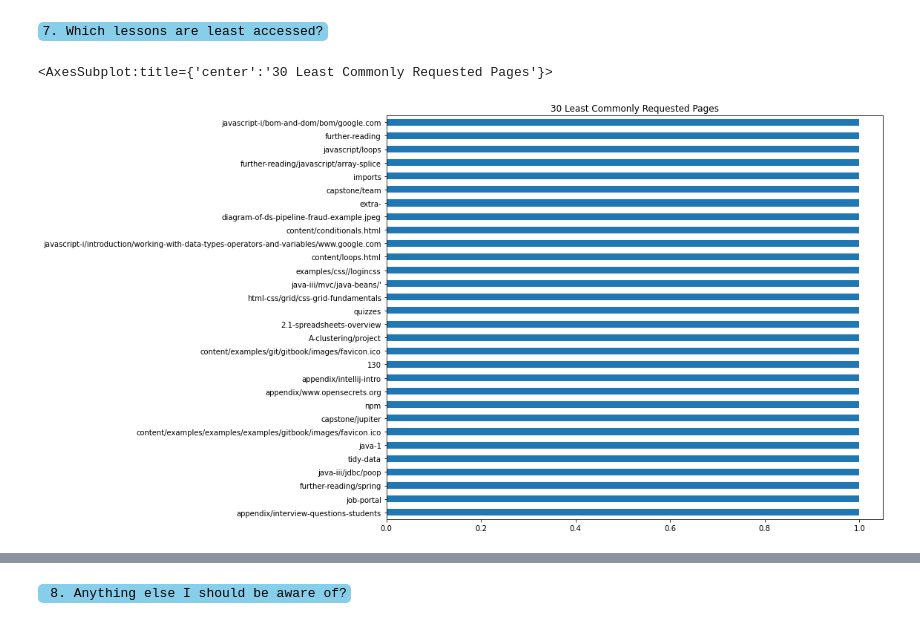
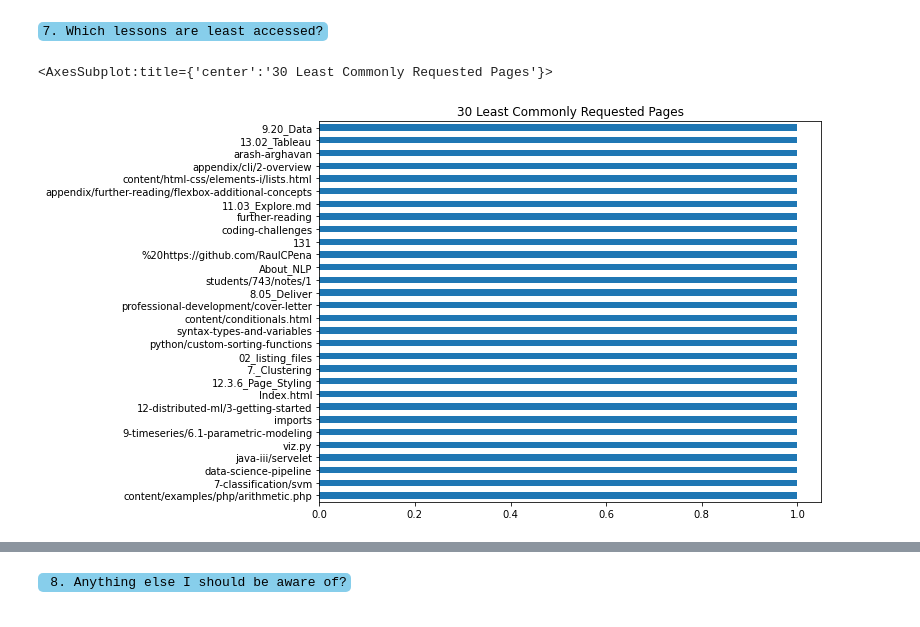
Before and after one commit to veronica-f-reyes/anomaly_detection_project, a Jupyter notebook: anomaly_detection_project.ipynb, the cells around one changed output, grey strips where cells are left out. Drawn from its saved outputs; the diff is of its cells as text; code cells hidden in the pictures.

```diff
--- a/anomaly_detection_project.ipynb
+++ b/anomaly_detection_project.ipynb
@@ -519,0 +497,5 @@ lesson_counts.sort_values(by='path').tail(20)
+# %%
+#Create an initial lesson category to group paths by
+df['module_1'] = df.path.str.split('/').str[0]
+df['module_2'] = df.path.str.split('/').str[1]
+df.head()
@@ -955,10 +1087,13 @@ plt.show()
 # %% [markdown]
 <code style="background:skyblue;color:black">7. Which lessons are least accessed?</code>
+# %%
+#Looking only at students for lessons accessed
+students = df[df['name']!= 'Staff']
 # %%
-fig, ax = plt.subplots(figsize=(12,10))
-df.path.value_counts().tail(30).plot.barh(
+fig, ax = plt.subplots(figsize=(9,7))
+students.path.value_counts().tail(30).plot.barh(
     title='30 Least Commonly Requested Pages',
 )
 # %% [output]
 <AxesSubplot:title={'center':'30 Least Commonly Requested Pages'}>
-[figure, old version]
+[figure, new version]
```
Also changed, not shown: parts of 147 cells of this notebook.
